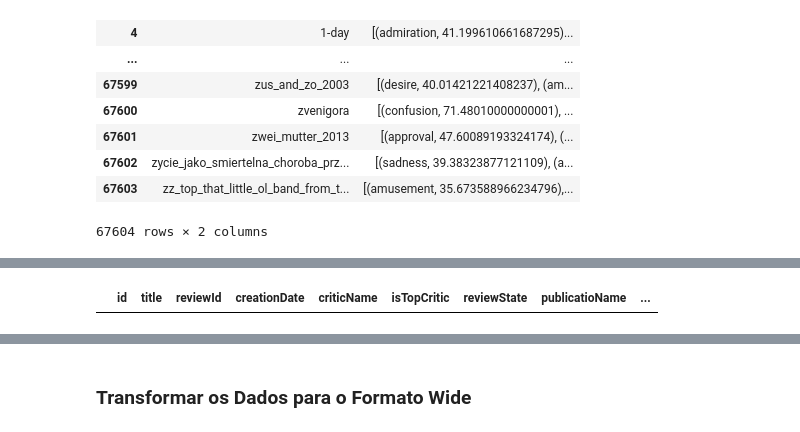
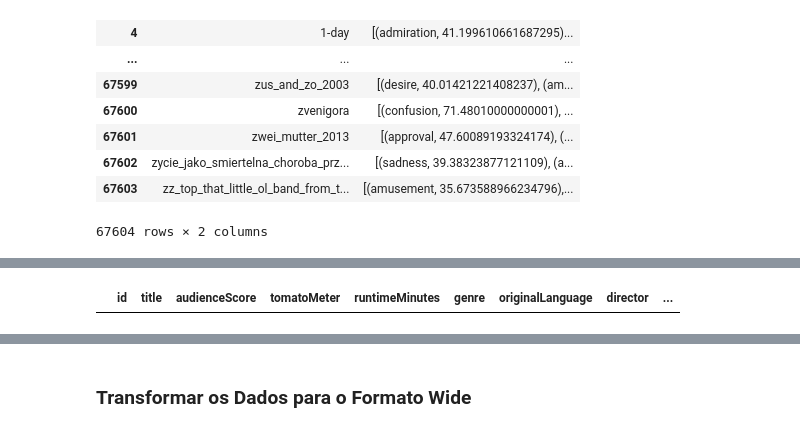
Before and after one commit to danipafi/FilmEmotionRecommender, a Jupyter notebook: Movie_Recommender.ipynb, the cells around one changed output, grey strips where cells are left out. Saved outputs shown, nothing was run; the diff lists cells and outputs as text; code cells hidden in the pictures.

```diff
--- a/Movie_Recommender.ipynb
+++ b/Movie_Recommender.ipynb
@@ -257,4 +257,4 @@ merged_df
 # %%
-reviews[reviews['id'] == 'dinosaur_island_2002']
+movies[movies['id'] == 'dinosaur_island_2002']
 # %% [output]
-|  | id | title | reviewId | creationDate | criticName | isTopCritic | reviewState | publicatioName | ... |
+|  | id | title | audienceScore | tomatoMeter | runtimeMinutes | genre | originalLanguage | director | ... |
```
Also changed, not shown: parts of 30 cells of this notebook, 1 other file.
